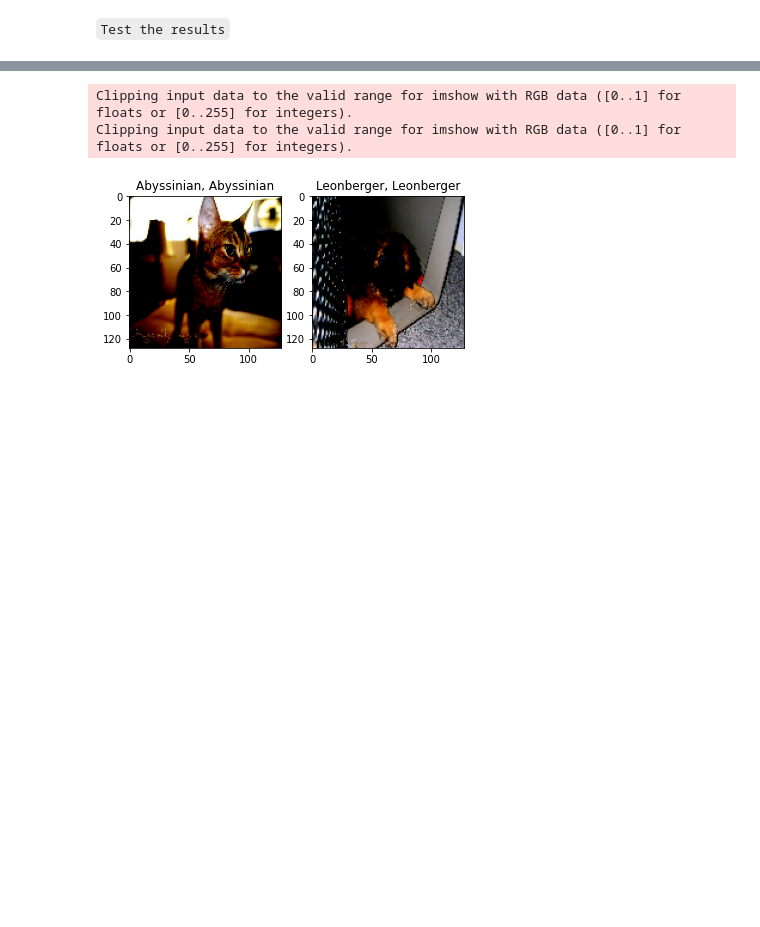
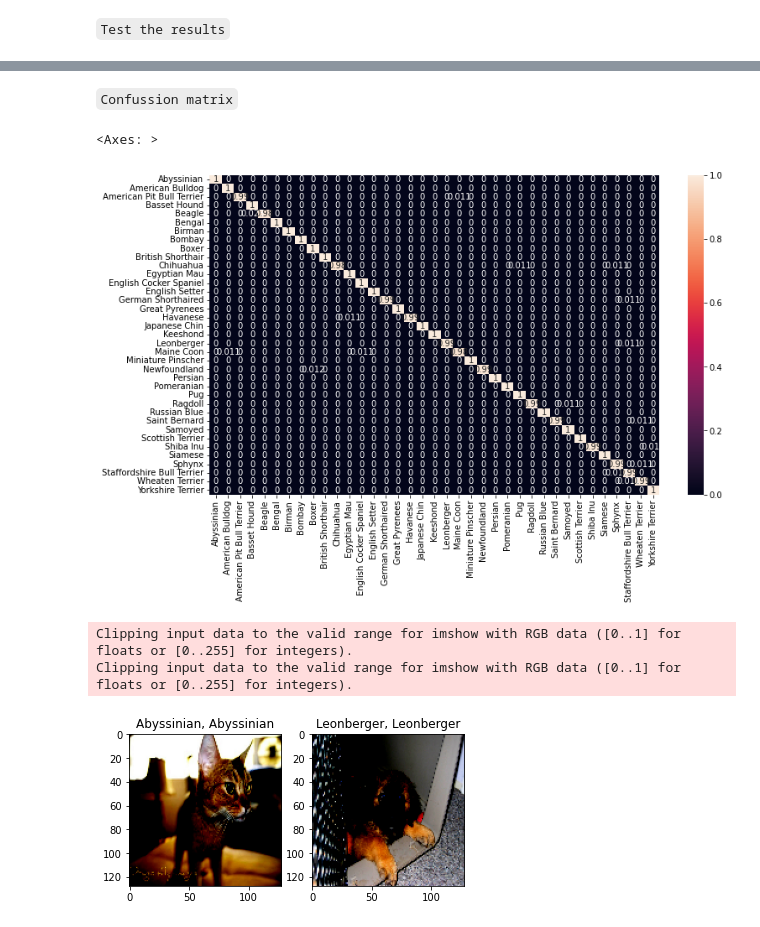
Before and after one commit to Catalin-web/CVADL, a Jupyter notebook: LabsSolved/Lab3/Excersise.ipynb, the cells around one changed output, grey strips where cells are left out. Cells and saved outputs as stored; diff of their text form; code cells hidden in the pictures; blank space fills up the shorter version.

Commit message:
added confusion matrix

```diff
--- a/LabsSolved/Lab3/Excersise.ipynb
+++ b/LabsSolved/Lab3/Excersise.ipynb
@@ -384,3 +388,23 @@ Accuracy of the model on the 3312 training images: 0.9918478260869565
+# %% [markdown]
+`Confussion matrix`
+# %%
+model = torch.load("model.torch")
+y_pred = []
+y_true = []
+for inputs, labels in training_loader:
+        output = model(inputs)
+        output = (torch.max(torch.exp(output), 1)[1]).data.cpu().numpy()
+        y_pred.extend(output)
+        labels = labels.data.cpu().numpy()
+        y_true.extend(labels)
+
+confusion_matrix_to_show = confusion_matrix(y_true, y_pred)
+data_frame = pd.DataFrame(confusion_matrix_to_show / np.sum(confusion_matrix_to_show, axis=1)[:, None], index = [i for i in dataset.classes],columns = [i for i in dataset.classes])
+plt.figure(figsize = (12,7))
+sn.heatmap(data_frame, annot=True)
+# %% [output]
+<Axes: >
+[figure, added]
 # %%
 with torch.no_grad():
     for images, labels in training_loader:
```
Also changed, not shown: parts of 12 cells of this notebook, 1 other file.
